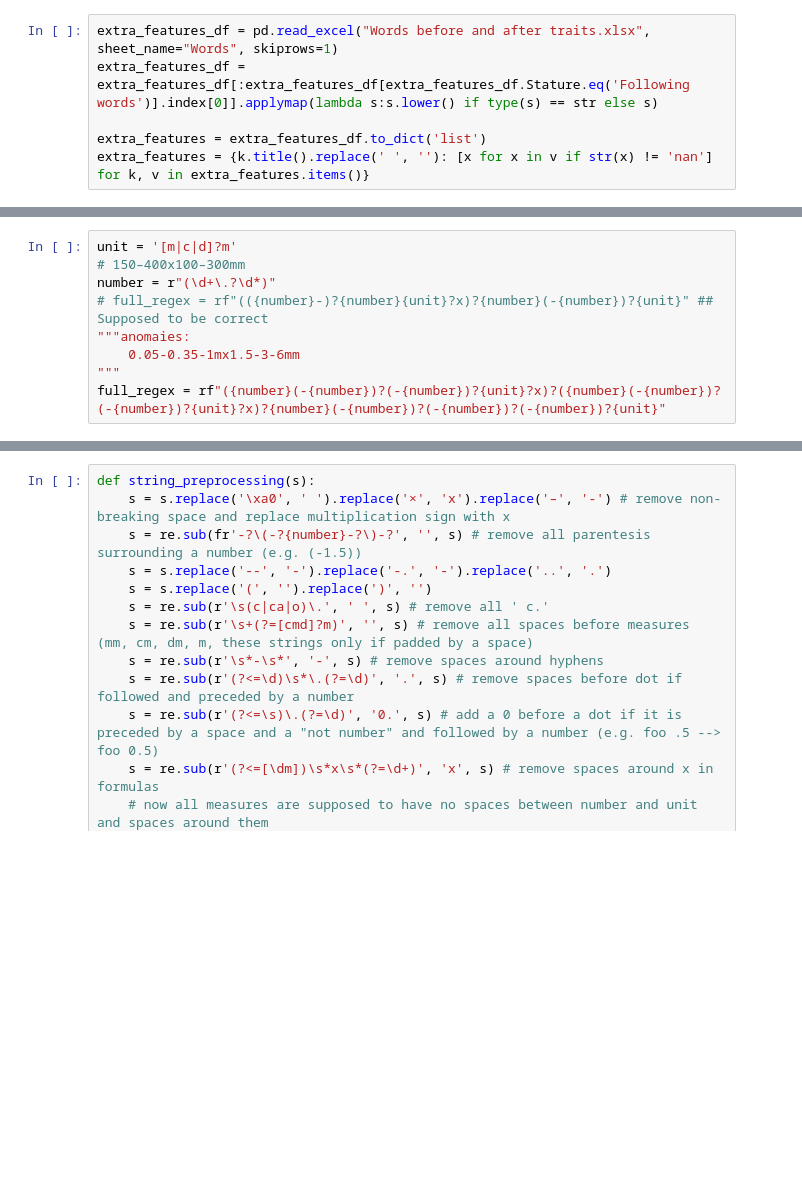
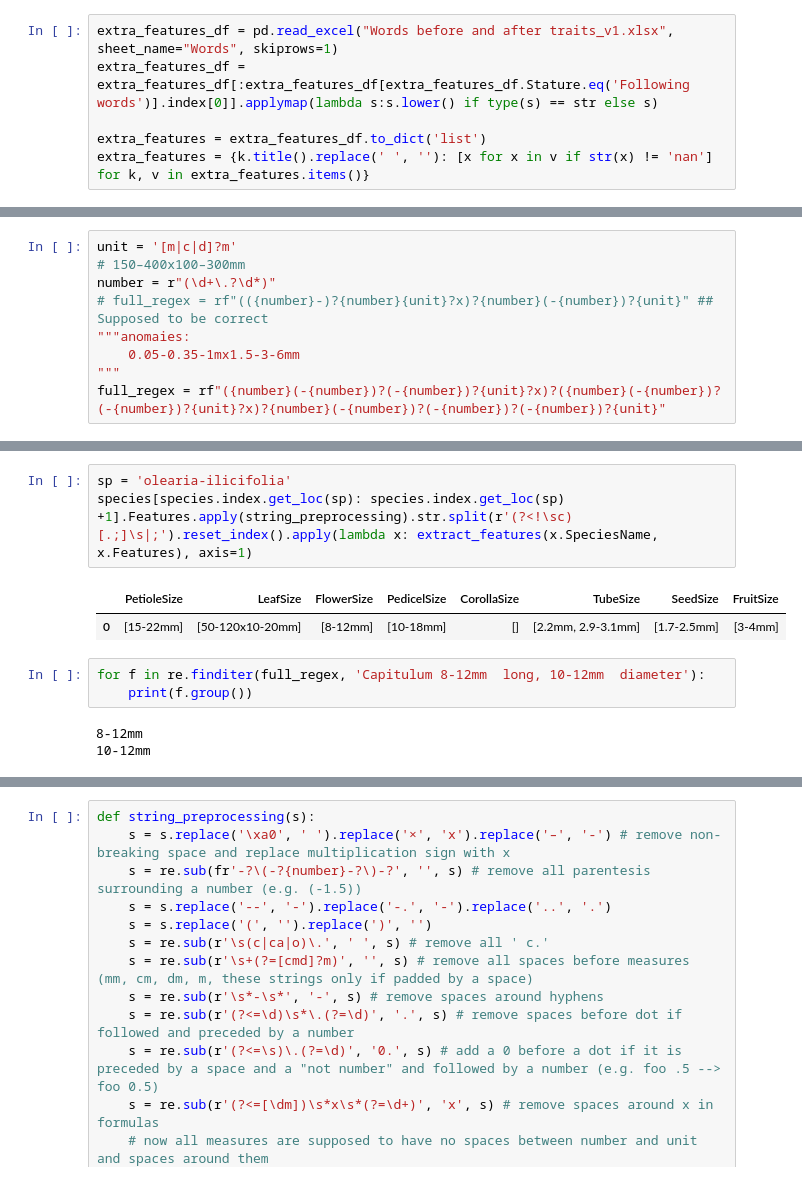
Before and after one commit to simone7monaco/newzeland-plants, a Jupyter notebook: Analysis.ipynb, the cells around one changed output, grey strips where cells are left out. Drawn from its saved outputs; the diff is of its cells as text; blank space fills up the shorter version.

Commit message:
Partial results after first check, from now on (ONLY) more measures for each feat split

```diff
--- a/Analysis.ipynb
+++ b/Analysis.ipynb
@@ -10,5 +13,5 @@ species['Features'] = species['Features'].fillna('')
 # %%
-extra_features_df = pd.read_excel("Words before and after traits.xlsx", sheet_name="Words", skiprows=1)
+extra_features_df = pd.read_excel("Words before and after traits_v1.xlsx", sheet_name="Words", skiprows=1)
 extra_features_df = extra_features_df[:extra_features_df[extra_features_df.Stature.eq('Following words')].index[0]].applymap(lambda s:s.lower() if type(s) == str else s)
 
 extra_features = extra_features_df.to_dict('list')
@@ -113,4 +123,16 @@ def extract_features(i, feats:list, wordmeasure_distance=100): # TODO: automatic
 						features[key] = [measure]
 			# primary features, if key is in petiole, anther, pedicel, calix
 	return pd.Series(features)
+# %%
+sp = 'olearia-ilicifolia'
+species[species.index.get_loc(sp): species.index.get_loc(sp) +1].Features.apply(string_preprocessing).str.split(r'(?<!\sc)[.;]\s|;').reset_index().apply(lambda x: extract_features(x.SpeciesName, x.Features), axis=1)
+# %% [output]
+|  | PetioleSize | LeafSize | FlowerSize | PedicelSize | CorollaSize | TubeSize | SeedSize | FruitSize |
+| 0 | [15-22mm] | [50-120x10-20mm] | [8-12mm] | [10-18mm] | [] | [2.2mm, 2.9-3.1mm] | [1.7-2.5mm] | [3-4mm] |
+# %%
+for f in re.finditer(full_regex, 'Capitulum 8-12mm  long, 10-12mm  diameter'):
+	print(f.group())
+# %% [output]
+8-12mm
+10-12mm
 # %%
```
Also changed, not shown: parts of 37 cells of this notebook, 4 other files.
